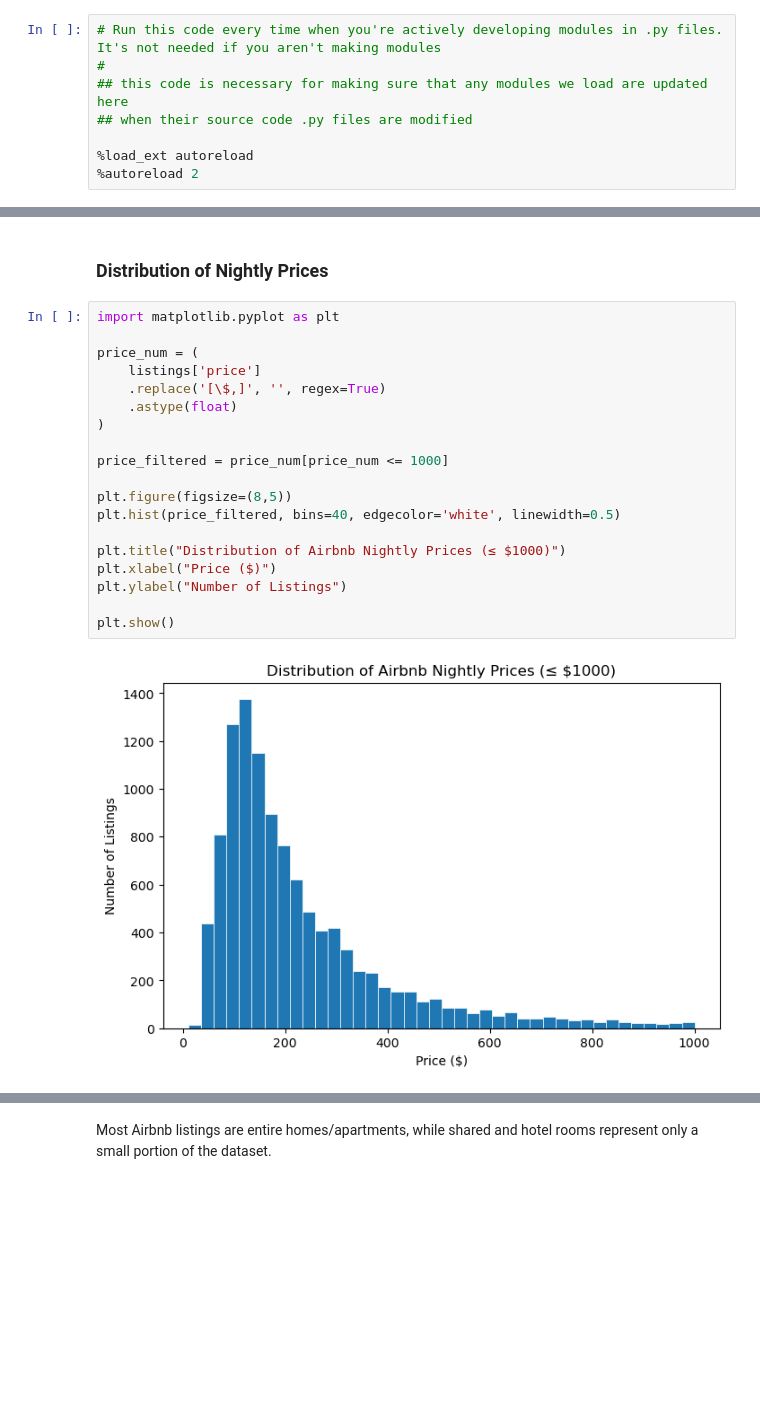
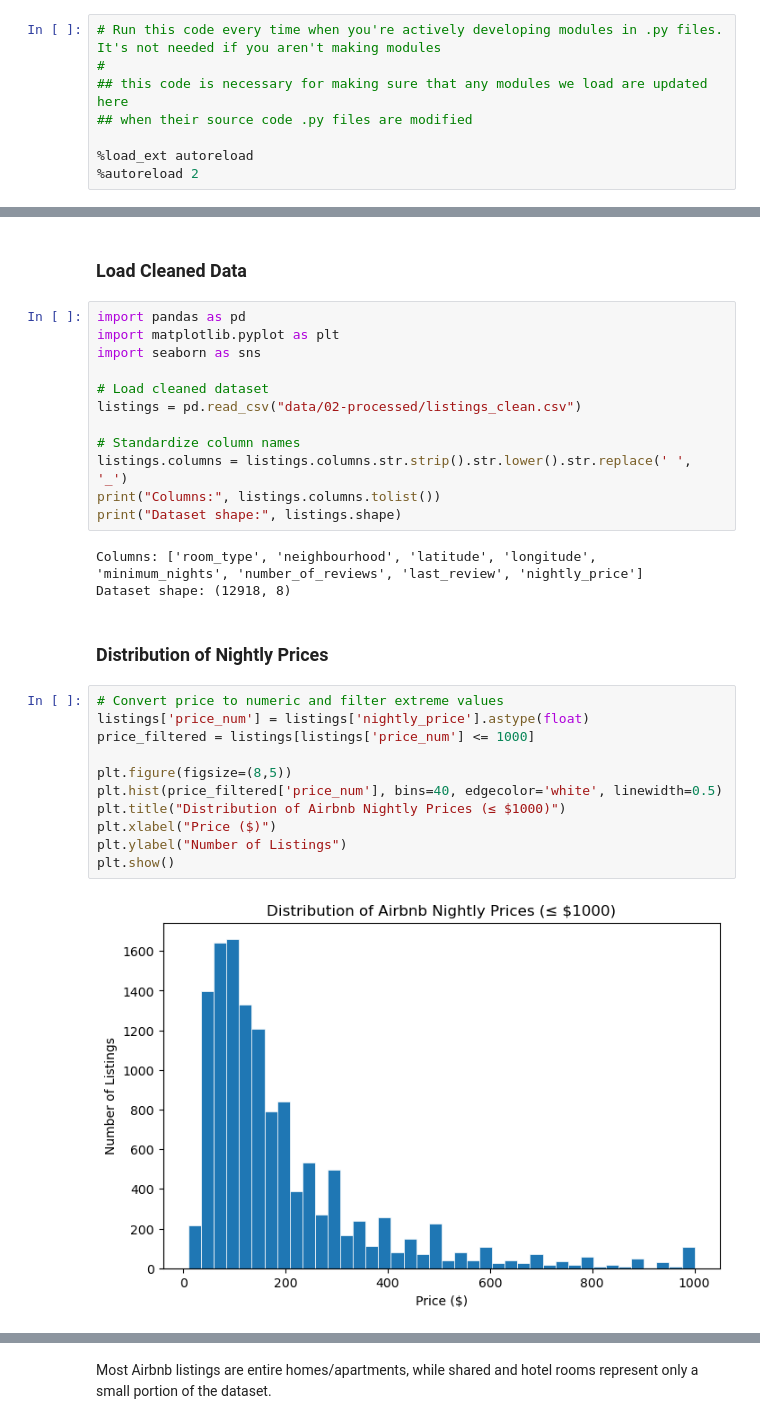
Before and after one commit to COGS108/Group082_WI26, a Jupyter notebook: 02-EDACheckpoint.ipynb, the cells around one changed output, grey strips where cells are left out. Drawn from its saved outputs; the diff is of its cells as text; blank space fills up the shorter version.

```diff
--- a/02-EDACheckpoint.ipynb
+++ b/02-EDACheckpoint.ipynb
@@ -517,26 +377,35 @@ Please note that you should consider the use of python modules in your work.  An
+# %% [markdown]
+### Load Cleaned Data
+# %%
+import pandas as pd
+import matplotlib.pyplot as plt
+import seaborn as sns
+
+# Load cleaned dataset
+listings = pd.read_csv("data/02-processed/listings_clean.csv")
+
+# Standardize column names
+listings.columns = listings.columns.str.strip().str.lower().str.replace(' ', '_')
+print("Columns:", listings.columns.tolist())
+print("Dataset shape:", listings.shape)
+# %% [output]
+Columns: ['room_type', 'neighbourhood', 'latitude', 'longitude', 'minimum_nights', 'number_of_reviews', 'last_review', 'nightly_price']
+Dataset shape: (12918, 8)
 # %% [markdown]
 ### Distribution of Nightly Prices
 # %%
-import matplotlib.pyplot as plt
-
-price_num = (
-    listings['price']
-    .replace('[\$,]', '', regex=True)
-    .astype(float)
-)
-
-price_filtered = price_num[price_num <= 1000]
+# Convert price to numeric and filter extreme values
+listings['price_num'] = listings['nightly_price'].astype(float)
+price_filtered = listings[listings['price_num'] <= 1000]
 
 plt.figure(figsize=(8,5))
-plt.hist(price_filtered, bins=40, edgecolor='white', linewidth=0.5)
-
+plt.hist(price_filtered['price_num'], bins=40, edgecolor='white', linewidth=0.5)
 plt.title("Distribution of Airbnb Nightly Prices (≤ $1000)")
 plt.xlabel("Price ($)")
 plt.ylabel("Number of Listings")
-
 plt.show()
 # %% [output]
-[figure, old version]
+[figure, new version]
 # %% [markdown]
 The histogram shows the distribution of Airbnb nightly prices after removing extreme outliers above $1000.
 
```
Also changed, not shown: parts of 62 cells of this notebook.
